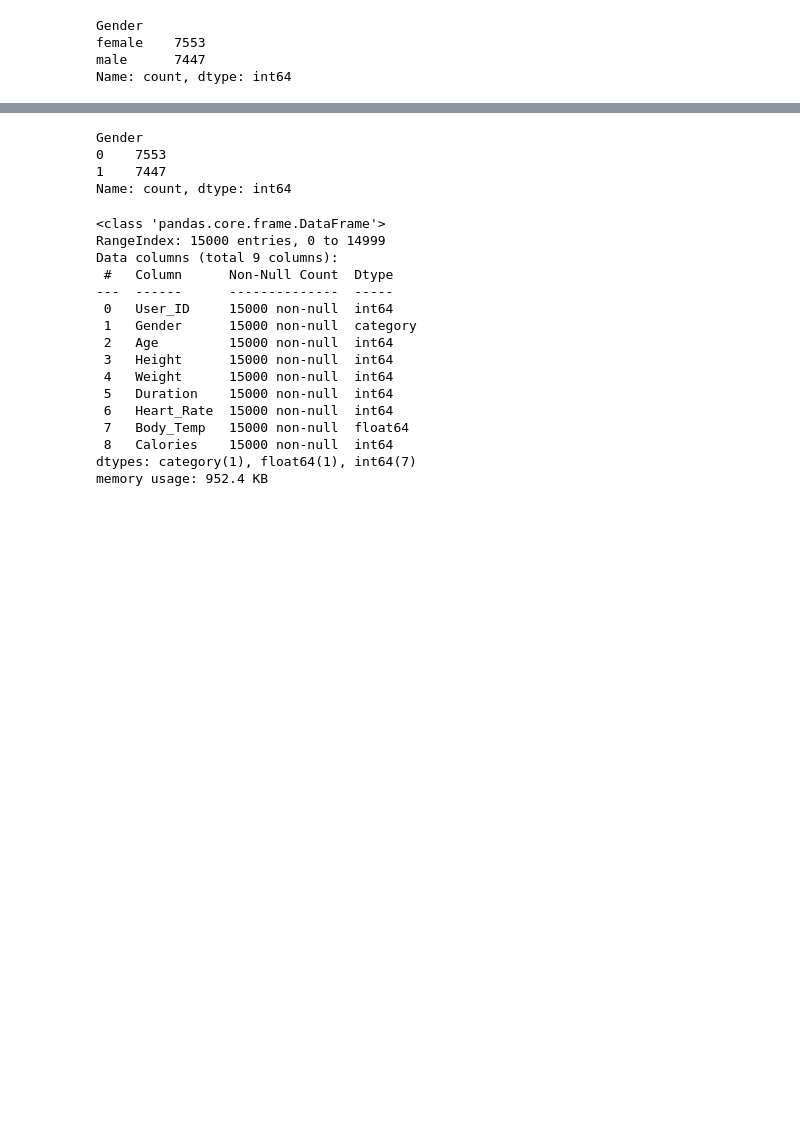
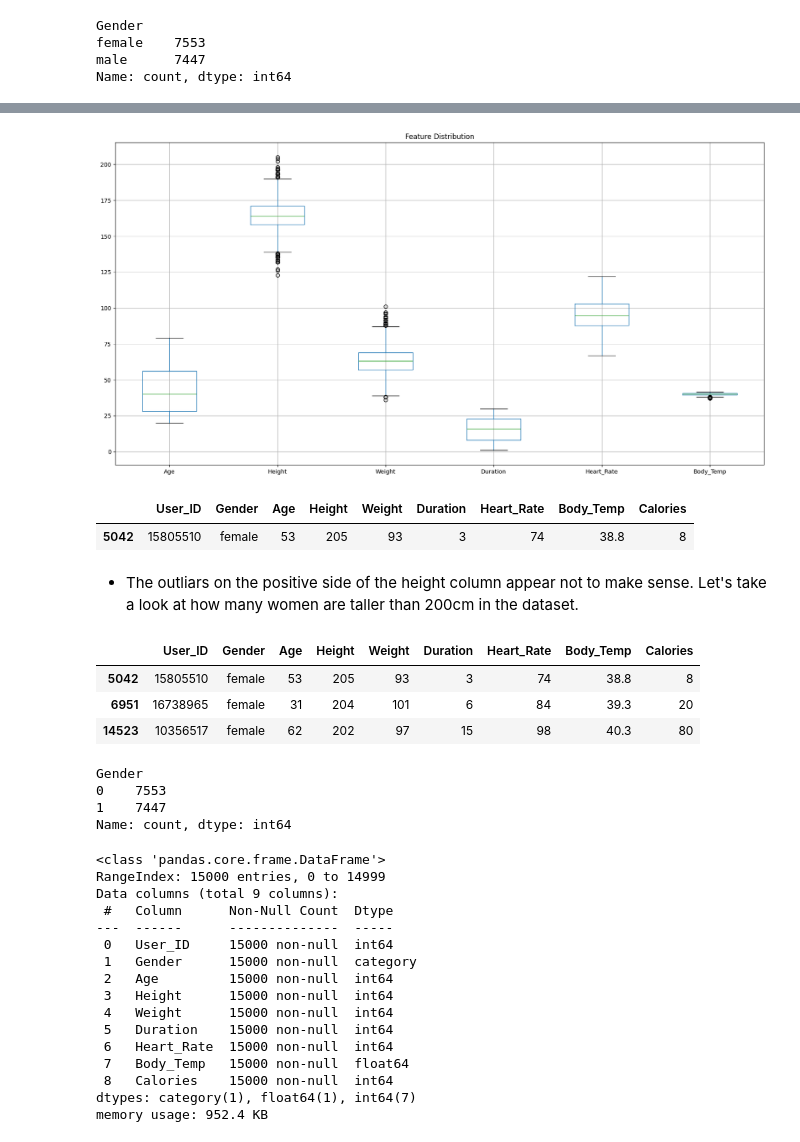
Before and after one commit to LaithNidal/CaloriesBurnedPredictor, a Jupyter notebook: Assingment4-SupervisedML-Regression.ipynb, the cells around one changed output, grey strips where cells are left out. Cells and saved outputs as stored; diff of their text form; code cells hidden in the pictures; blank space fills up the shorter version.

```diff
--- a/Assingment4-SupervisedML-Regression.ipynb
+++ b/Assingment4-SupervisedML-Regression.ipynb
@@ -87,0 +162,3 @@ Name: count, dtype: int64
+# %%
+df_female = df[df['Gender'] == 'female']
+df_female.head()
@@ -87,0 +182,22 @@ Name: count, dtype: int64
+# %%
+bxplt_F = df_female.iloc[:,1:-1]
+bxplt_F.boxplot(figsize = (20, 10))
+plt.title("Feature Distribution")
+plt.show()
+# %% [output]
+[figure, added]
+# %%
+df_female[df_female.Height == df_female.Height.max()]
+# %% [output]
+|  | User_ID | Gender | Age | Height | Weight | Duration | Heart_Rate | Body_Temp | Calories |
+| 5042 | 15805510 | female | 53 | 205 | 93 | 3 | 74 | 38.8 | 8 |
+# %% [markdown]
+* The outliars on the positive side of the height column appear not to make sense.
+Let's take a look at how many women are taller than 200cm in the dataset.
+# %%
+df_female[df_female['Height'] >= 200]
+# %% [output]
+|  | User_ID | Gender | Age | Height | Weight | Duration | Heart_Rate | Body_Temp | Calories |
+| 5042 | 15805510 | female | 53 | 205 | 93 | 3 | 74 | 38.8 | 8 |
+| 6951 | 16738965 | female | 31 | 204 | 101 | 6 | 84 | 39.3 | 20 |
+| 14523 | 10356517 | female | 62 | 202 | 97 | 15 | 98 | 40.3 | 80 |
```
Also changed, not shown: parts of 20 cells of this notebook, 1 other file.
